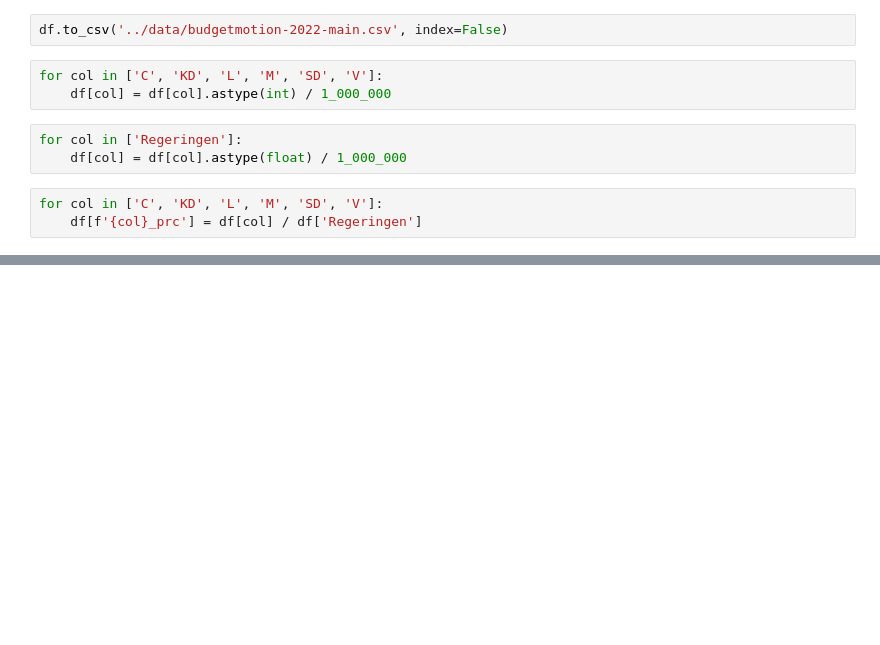
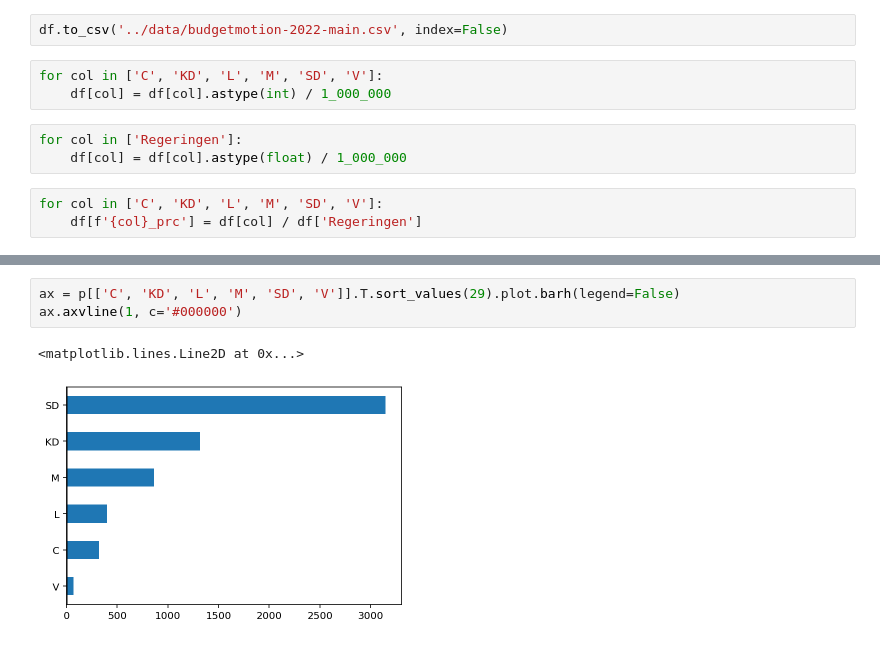
Before and after one commit to datastory-org/budgets-sweden, a Jupyter notebook: notebooks/budget_2022_main.ipynb, the cells around one changed output, grey strips where cells are left out. Cells and saved outputs as stored; diff of their text form; blank space fills up the shorter version.

```diff
--- a/notebooks/budget_2022_main.ipynb
+++ b/notebooks/budget_2022_main.ipynb
@@ -65,0 +80,6 @@ df.sort_values('SD_prc').head(20)
+# %%
+ax = p[['C', 'KD', 'L', 'M', 'SD', 'V']].T.sort_values(29).plot.barh(legend=False)
+ax.axvline(1, c='#000000')
+# %% [output]
+<matplotlib.lines.Line2D at 0x...>
+[figure, added]
```
Also changed, not shown: parts of 9 cells of this notebook, 16 other files.
